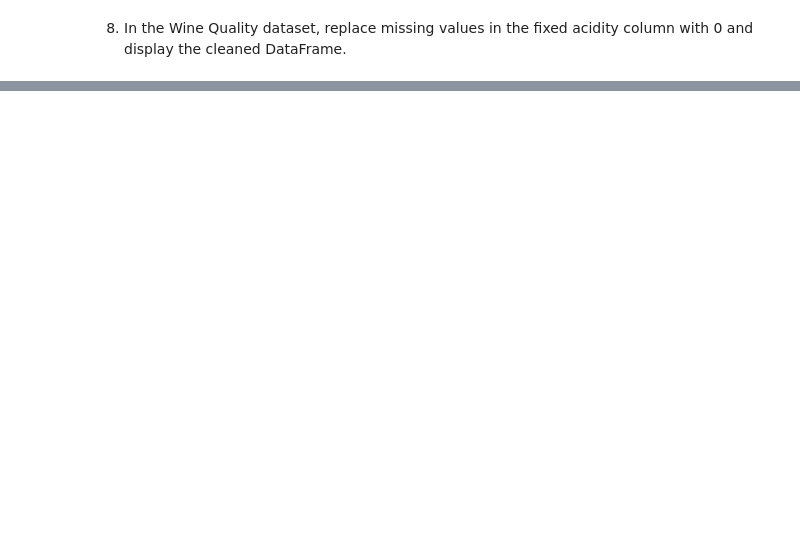
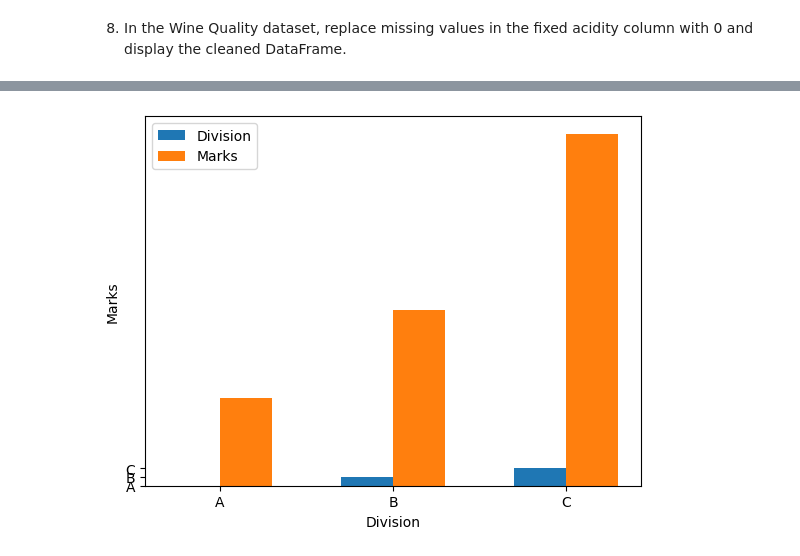
Before and after one commit to SmayanKulkarni/AI-and-ML-Course, a Jupyter notebook: Python-College/Experiments/Exp_10 1.ipynb, the cells around one changed output, grey strips where cells are left out. Saved outputs shown, nothing was run; the diff lists cells and outputs as text; code cells hidden in the pictures; blank space fills up the shorter version.

```diff
--- a/Python-College/Experiments/Exp_10 1.ipynb
+++ b/Python-College/Experiments/Exp_10 1.ipynb
@@ -215,0 +330,15 @@ dtype: int64
+# %%
+index = np.arange(3)
+width = 0.3
+
+plt.bar(index, divisions, width, label = "Division")
+plt.bar(index+width, marks, width, label = "Marks")
+
+plt.xticks(index + width / 2, divisions)
+plt.xlabel('Division')
+plt.ylabel('Marks')
+
+plt.legend(loc = 'best')
+plt.show()
+# %% [output]
+[figure, added]
```
Also changed, not shown: parts of 33 cells of this notebook, 8 other files.
